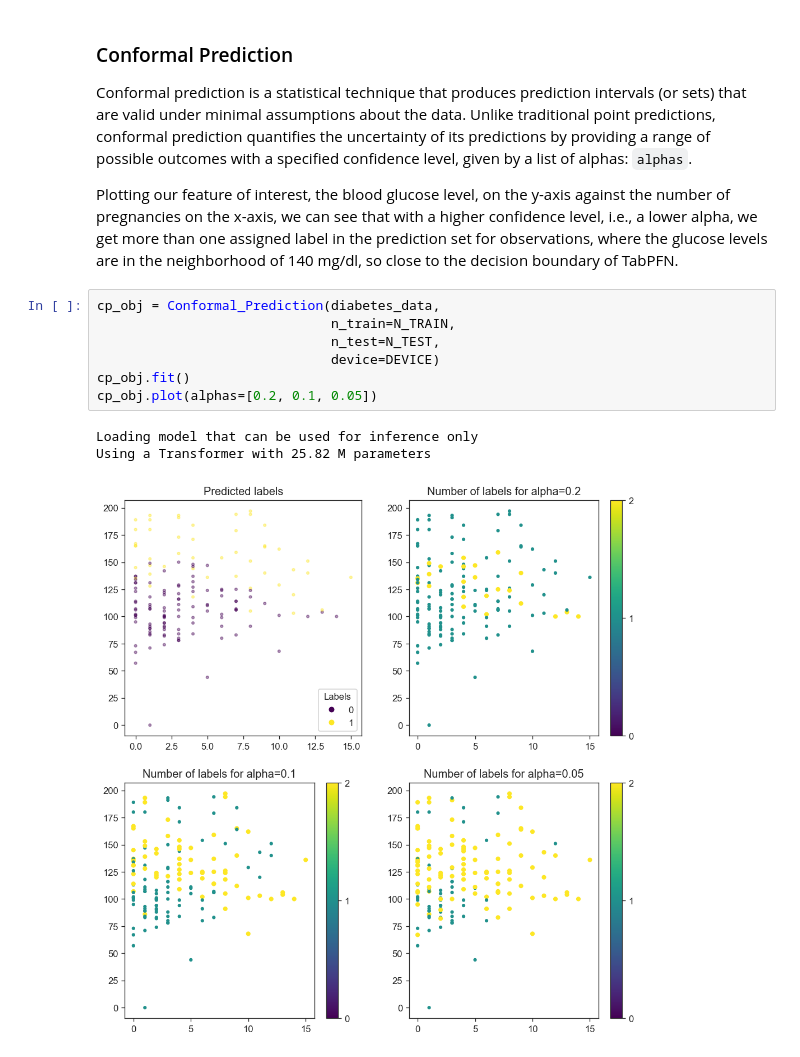
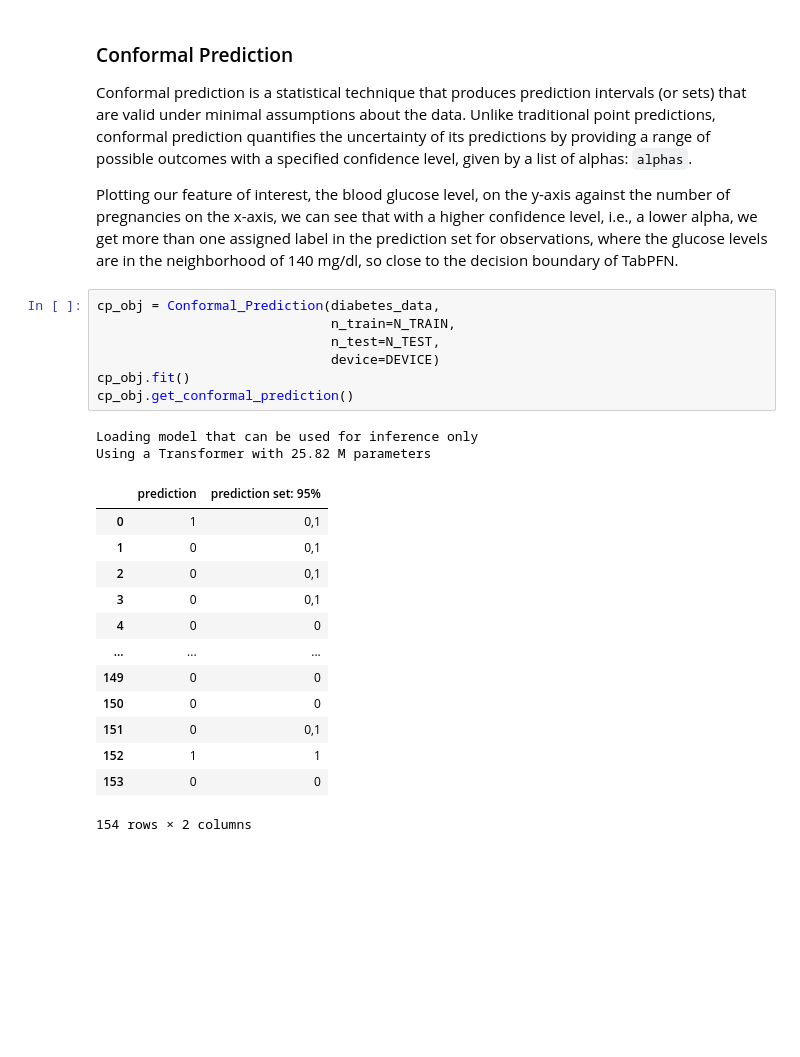
Before and after one commit to david-rundel/tabpfn_iml, a Jupyter notebook: demo/tabpfniml_demo_notebook.ipynb, the cells around one changed output. Saved outputs shown, nothing was run; the diff lists cells and outputs as text; blank space fills up the shorter version.

```diff
--- a/demo/tabpfniml_demo_notebook.ipynb
+++ b/demo/tabpfniml_demo_notebook.ipynb
@@ -286,11 +286,23 @@ Plotting our feature of interest, the blood glucose level, on the y-axis against
 # %%
 cp_obj = Conformal_Prediction(diabetes_data,
                               n_train=N_TRAIN,
                               n_test=N_TEST,
                               device=DEVICE)
 cp_obj.fit()
-cp_obj.plot(alphas=[0.2, 0.1, 0.05])
+cp_obj.get_conformal_prediction()
 # %% [output]
 Loading model that can be used for inference only
 Using a Transformer with 25.82 M parameters
-[figure, removed]
+|  | prediction | prediction set: 95% |
+| 0 | 1 | 0,1 |
+| 1 | 0 | 0,1 |
+| 2 | 0 | 0,1 |
+| 3 | 0 | 0,1 |
+| 4 | 0 | 0 |
+| ... | ... | ... |
+| 149 | 0 | 0 |
+| 150 | 0 | 0 |
+| 151 | 0 | 0,1 |
+| 152 | 1 | 1 |
+| 153 | 0 | 0 |
+154 rows × 2 columns
```
Also changed, not shown: parts of 1 cell of this notebook.
